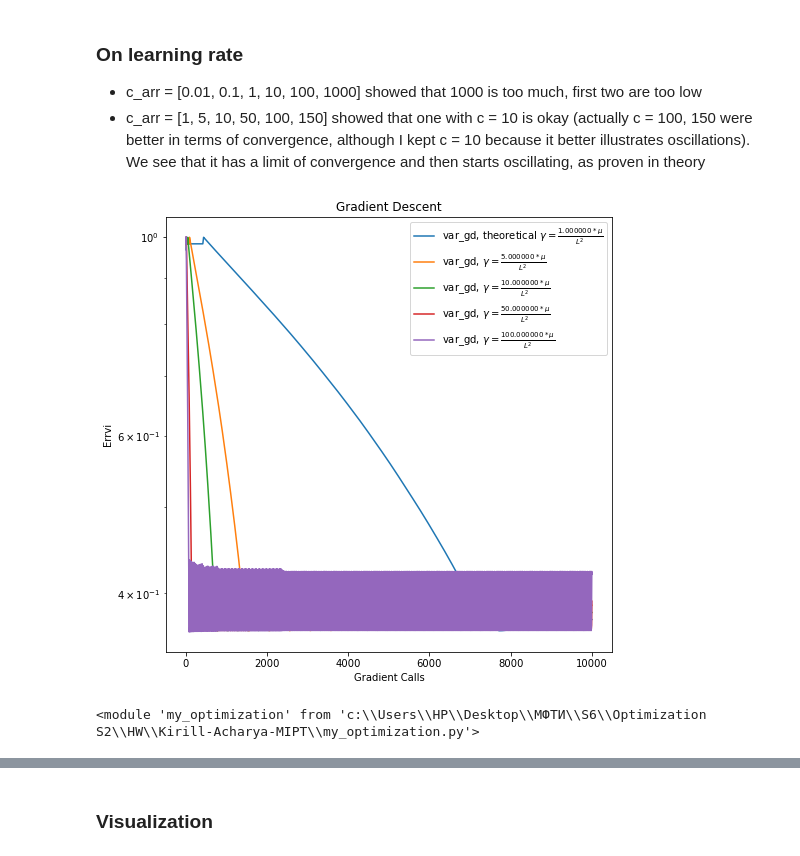
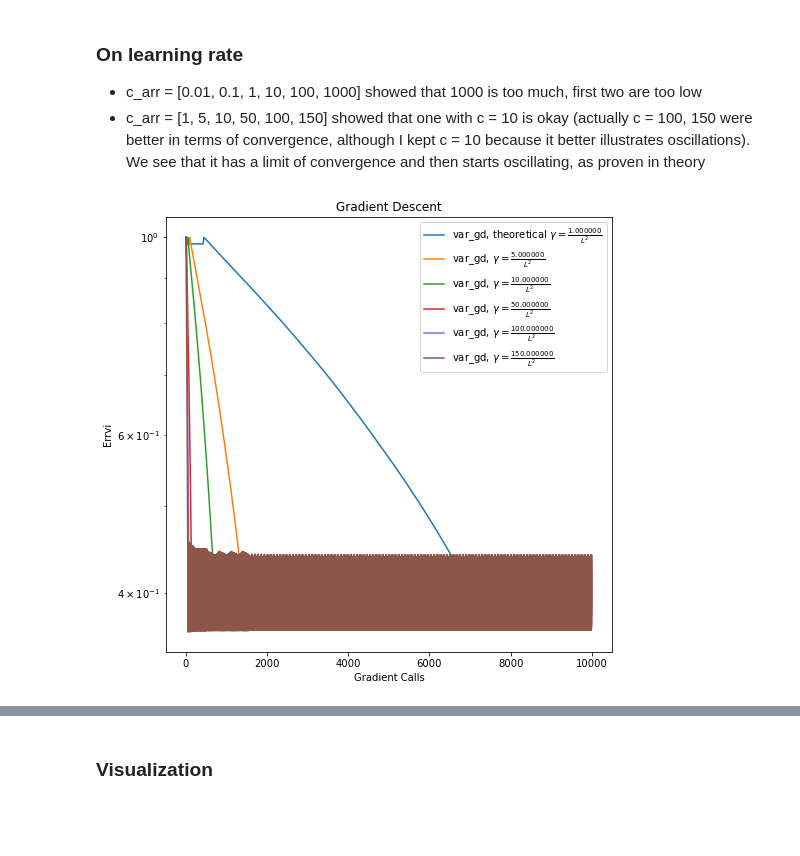
Before and after one commit to k2a07/MIPT-homeworks, a Jupyter notebook: Acharya_Kirill_Optimization_HW_8.ipynb, the cells around one changed output, grey strips where cells are left out. Drawn from its saved outputs; the diff is of its cells as text; code cells hidden in the pictures; blank space fills up the shorter version.

```diff
--- a/Acharya_Kirill_Optimization_HW_8.ipynb
+++ b/Acharya_Kirill_Optimization_HW_8.ipynb
@@ -173,7 +173,7 @@ Constant choice:
 # %%
 def gamma_extragradient(k, args): #theoretical lr: c = 1
     return (args['c']) / (4* args['L'])
-c_arr = [1, 10, 100, 500, 2500, 10000, 5e4, 1e5]
+c_arr = [1, 10, 100, 500, 2500, 10000, 5e4]
 
 for args['c'] in c_arr:
     extragradient = opt.VariatonalOptimizer(f_quad, f_quad_grad_x, f_quad_grad_y, x_0, y_0, gamma_extragradient, args, n_iter = n_iter,
@@ -378,14 +378,9 @@ for args['c'] in c_arr:
 # %%
 title = 'Gradient Descent'
 opt.plot_graphs(x, y, x_label = "Gradient Calls", lines_labels = labels, title = title,
-                logscale = True, criteria_type = "Errvi", specific_slice = [0, 1, 2, 3, 4])
+                logscale = True, criteria_type = "Errvi", specific_slice = [6, 7, 8, 9, 10, 11])
 # %% [output]
-[figure, old version]
+[figure, new version]
-# %%
-x, y, labels = [], [], []
-importlib.reload(opt)
-# %% [output]
-<module 'my_optimization' from 'c:\\Users\\HP\\Desktop\\МФТИ\\S6\\Optimization S2\\HW\\Kirill-Acharya-MIPT\\my_optimization.py'>
 # %%
 def gamma_extragradient(k, args): #theoretical lr: c = 1
     return (args['c']) / (4* args['L'])
```
Also changed, not shown: parts of 7 cells of this notebook, 1 other file.
